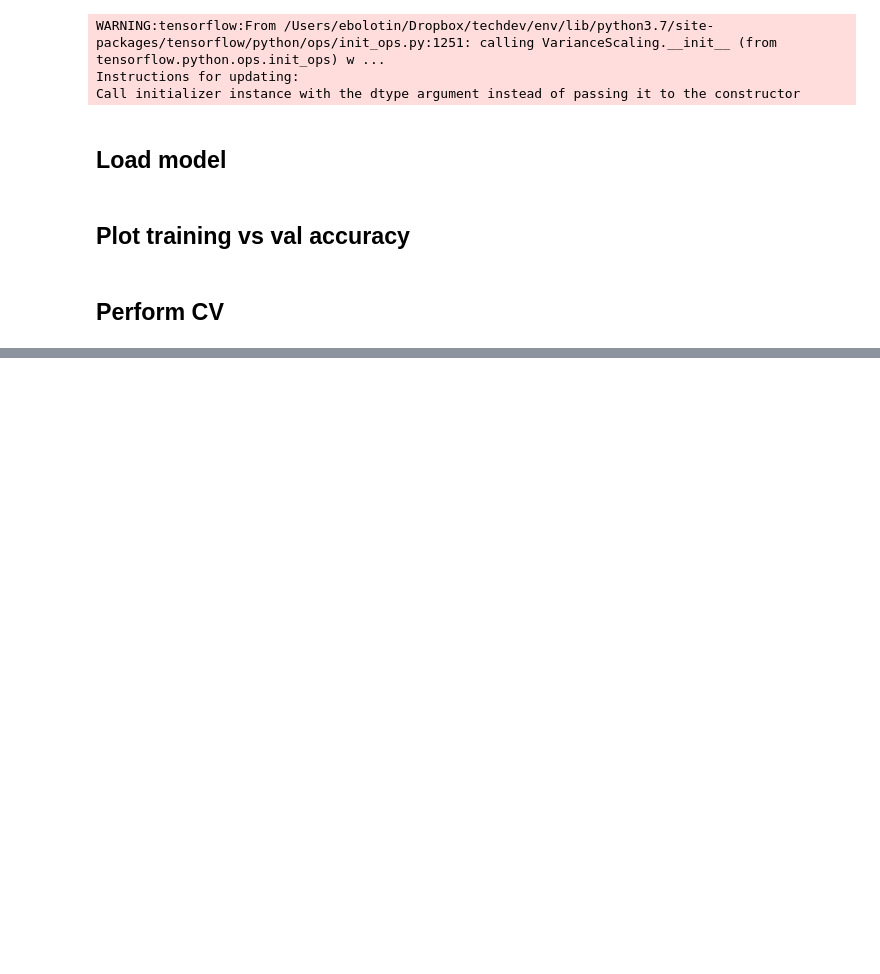
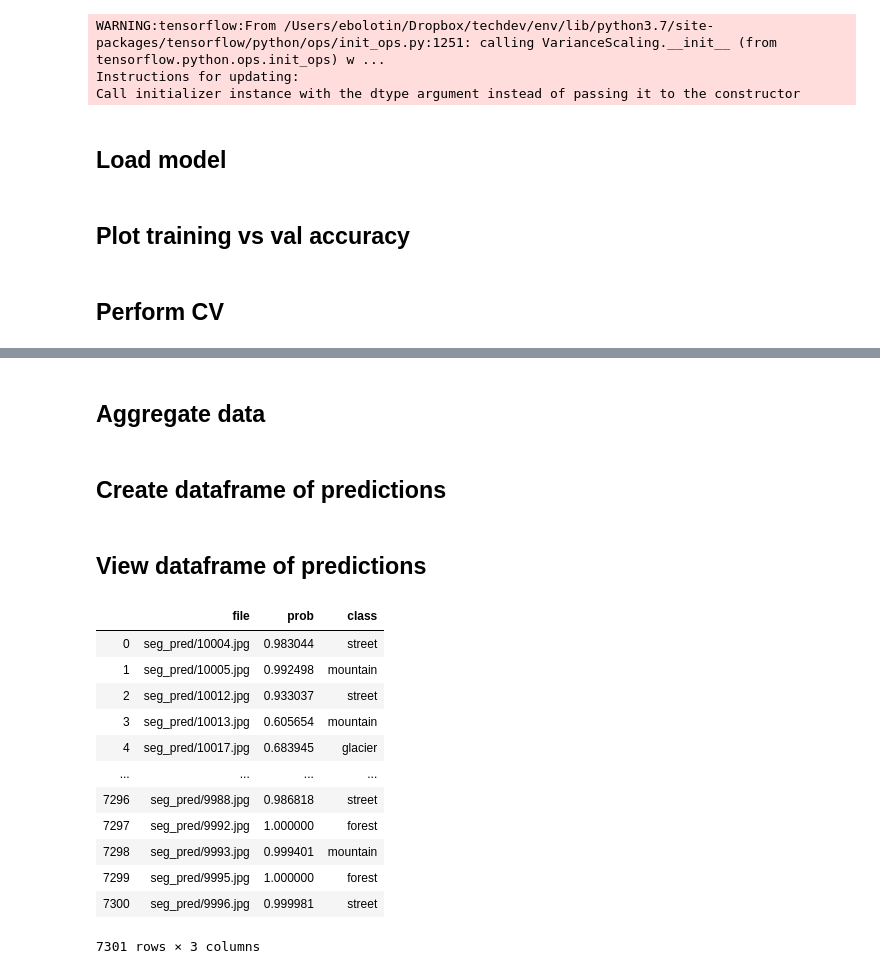
Before and after one commit to ebolotin6/iic_project, a Jupyter notebook: notebooks/local_notebooks/resnet_iic_local.ipynb, the cells around one changed output, grey strips where cells are left out. Saved outputs shown, nothing was run; the diff lists cells and outputs as text; code cells hidden in the pictures; blank space fills up the shorter version.

```diff
--- a/notebooks/local_notebooks/resnet_iic_local.ipynb
+++ b/notebooks/local_notebooks/resnet_iic_local.ipynb
@@ -60,6 +62,7 @@ plot_images(training_imgs, training_img_labels)
 # define model hyperparameters
 epochs = 10
 batch_size = 64
+pred_batch_size = 49
 neurons_per_layer = [2048, 1024, 512]
 dropout = 0.5
 n_classes = 6
@@ -87,7 +90,8 @@ test_data = img_augmentation.flow_from_directory(
 pred_data = img_augmentation.flow_from_directory(
     pred_data_dir,
     target_size = img_target_size,
-    batch_size = batch_size,
+    batch_size = pred_batch_size,
+    color_mode = "rgb",
     class_mode = None,
     shuffle = False)
 # %% [output]
@@ -207,7 +191,6 @@ plot_predictions(pred_data_dir)
 # %%
-pred_score = model.predict_generator(pred_data,
-    steps = num_pred_samples // batch_size,
+pred_data.reset()
+predictions = model.predict_generator(pred_data,
+    steps = num_pred_samples // pred_batch_size,
     verbose=1,
     use_multiprocessing=True)
-
-print(pred_score)
@@ -213,0 +199,29 @@ print(pred_score)
+# %% [markdown]
+## Aggregate data
+# %%
+filenames = pred_data.filenames
+predicted_classes = [label_map[top_pred] for top_pred in predictions.argmax(axis=1)]
+predicted_probs = predictions.max(axis=1).tolist()
+# %% [markdown]
+## Create dataframe of predictions
+# %%
+data = {'file': filenames, 'prob': predicted_probs, 'class': predicted_classes}
+predictions_df = pd.DataFrame(data=data)
+# %% [markdown]
+## View dataframe of predictions
+# %%
+predictions_df
+# %% [output]
+|  | file | prob | class |
+| 0 | seg_pred/10004.jpg | 0.983044 | street |
+| 1 | seg_pred/10005.jpg | 0.992498 | mountain |
+| 2 | seg_pred/10012.jpg | 0.933037 | street |
+| 3 | seg_pred/10013.jpg | 0.605654 | mountain |
+| 4 | seg_pred/10017.jpg | 0.683945 | glacier |
+| ... | ... | ... | ... |
+| 7296 | seg_pred/9988.jpg | 0.986818 | street |
+| 7297 | seg_pred/9992.jpg | 1.000000 | forest |
+| 7298 | seg_pred/9993.jpg | 0.999401 | mountain |
+| 7299 | seg_pred/9995.jpg | 1.000000 | forest |
+| 7300 | seg_pred/9996.jpg | 0.999981 | street |
+7301 rows × 3 columns
```
Also changed, not shown: parts of 12 cells of this notebook.
